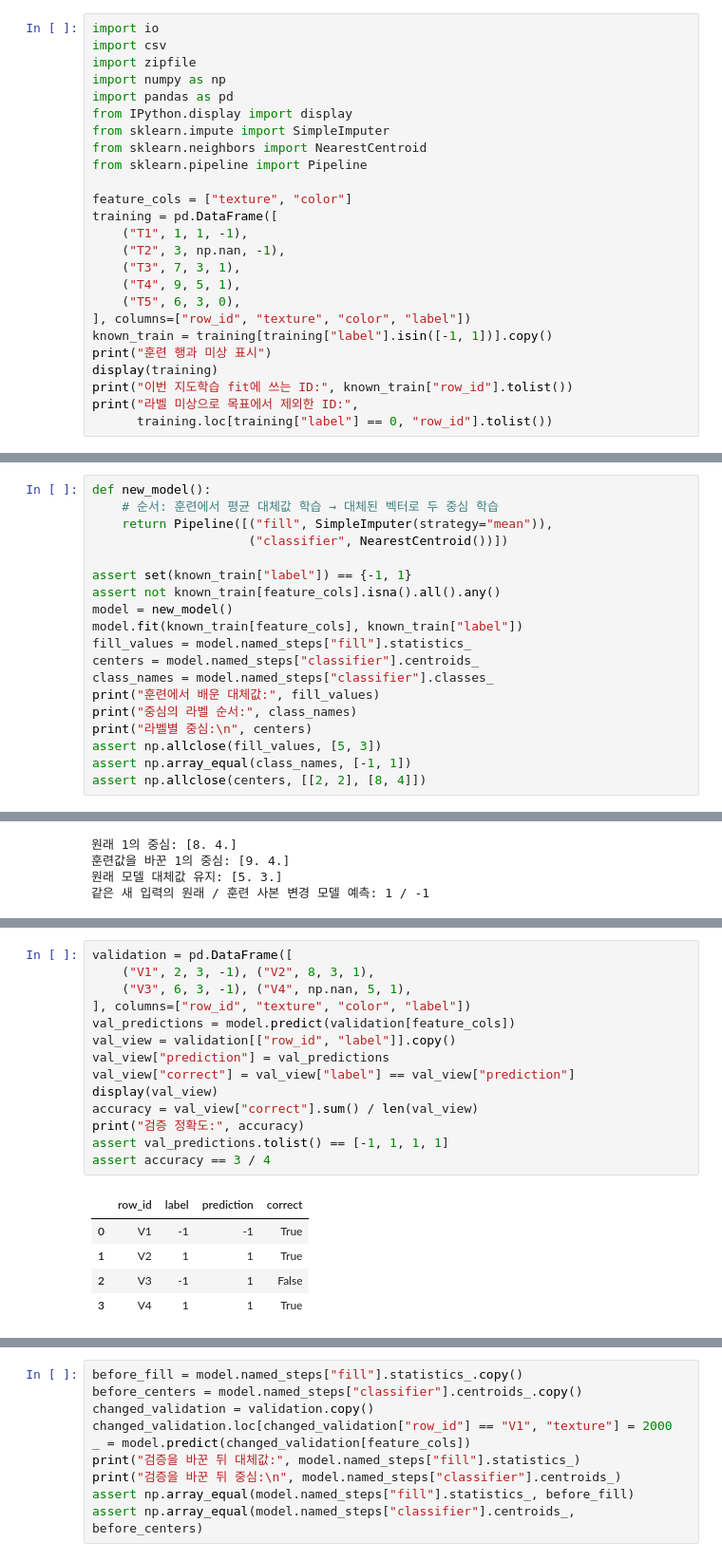
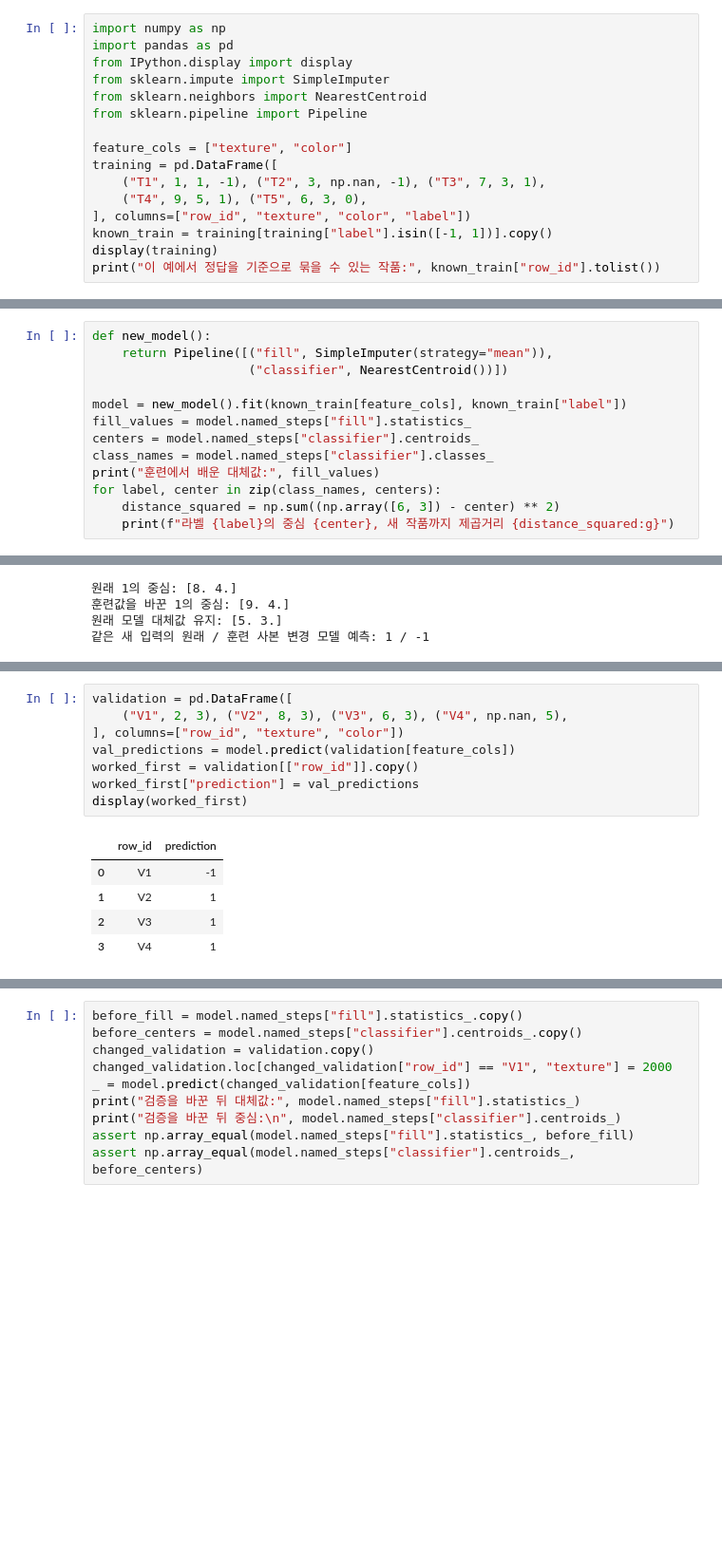
Before and after one commit to jlee-ax/AI-Olympiad, a Jupyter notebook: lessons/week01/week01_problem_pipeline.ipynb, the cells around one changed output, grey strips where cells are left out. Shown at 95% size. Cells and saved outputs as stored; diff of their text form; blank space fills up the shorter version.

```diff
--- a/lessons/week01/week01_problem_pipeline.ipynb
+++ b/lessons/week01/week01_problem_pipeline.ipynb
@@ -32,7 +33,4 @@
 # %%
-import io
-import csv
-import zipfile
 import numpy as np
 import pandas as pd
 from IPython.display import display
@@ -42,16 +40,10 @@ from sklearn.pipeline import Pipeline
 
 feature_cols = ["texture", "color"]
 training = pd.DataFrame([
-    ("T1", 1, 1, -1),
-    ("T2", 3, np.nan, -1),
-    ("T3", 7, 3, 1),
-    ("T4", 9, 5, 1),
-    ("T5", 6, 3, 0),
+    ("T1", 1, 1, -1), ("T2", 3, np.nan, -1), ("T3", 7, 3, 1),
+    ("T4", 9, 5, 1), ("T5", 6, 3, 0),
 ], columns=["row_id", "texture", "color", "label"])
 known_train = training[training["label"].isin([-1, 1])].copy()
-print("훈련 행과 미상 표시")
 display(training)
-print("이번 지도학습 fit에 쓰는 ID:", known_train["row_id"].tolist())
-print("라벨 미상으로 목표에서 제외한 ID:",
-      training.loc[training["label"] == 0, "row_id"].tolist())
+print("이 예에서 정답을 기준으로 묶을 수 있는 작품:", known_train["row_id"].tolist())
 # %% [output]
@@ -77,21 +65,15 @@ print("라벨 미상으로 목표에서 제외한 ID:",
 # %%
 def new_model():
-    # 순서: 훈련에서 평균 대체값 학습 → 대체된 벡터로 두 중심 학습
     return Pipeline([("fill", SimpleImputer(strategy="mean")),
                      ("classifier", NearestCentroid())])
 
-assert set(known_train["label"]) == {-1, 1}
-assert not known_train[feature_cols].isna().all().any()
-model = new_model()
-model.fit(known_train[feature_cols], known_train["label"])
+model = new_model().fit(known_train[feature_cols], known_train["label"])
 fill_values = model.named_steps["fill"].statistics_
 centers = model.named_steps["classifier"].centroids_
 class_names = model.named_steps["classifier"].classes_
 print("훈련에서 배운 대체값:", fill_values)
-print("중심의 라벨 순서:", class_names)
-print("라벨별 중심:\n", centers)
-assert np.allclose(fill_values, [5, 3])
-assert np.array_equal(class_names, [-1, 1])
-assert np.allclose(centers, [[2, 2], [8, 4]])
+for label, center in zip(class_names, centers):
+    distance_squared = np.sum((np.array([6, 3]) - center) ** 2)
+    print(f"라벨 {label}의 중심 {center}, 새 작품까지 제곱거리 {distance_squared:g}")
 # %% [output]
 훈련에서 배운 대체값: [5. 3.]
@@ -131,20 +111,14 @@ assert (original_probe, changed_probe) == (1, -1)
 # %%
 validation = pd.DataFrame([
-    ("V1", 2, 3, -1), ("V2", 8, 3, 1),
-    ("V3", 6, 3, -1), ("V4", np.nan, 5, 1),
-], columns=["row_id", "texture", "color", "label"])
+    ("V1", 2, 3), ("V2", 8, 3), ("V3", 6, 3), ("V4", np.nan, 5),
+], columns=["row_id", "texture", "color"])
 val_predictions = model.predict(validation[feature_cols])
-val_view = validation[["row_id", "label"]].copy()
-val_view["prediction"] = val_predictions
-val_view["correct"] = val_view["label"] == val_view["prediction"]
-display(val_view)
-accuracy = val_view["correct"].sum() / len(val_view)
-print("검증 정확도:", accuracy)
-assert val_predictions.tolist() == [-1, 1, 1, 1]
-assert accuracy == 3 / 4
+worked_first = validation[["row_id"]].copy()
+worked_first["prediction"] = val_predictions
+display(worked_first)
 # %% [output]
-|  | row_id | label | prediction | correct |
-| 0 | V1 | -1 | -1 | True |
-| 1 | V2 | 1 | 1 | True |
-| 2 | V3 | -1 | 1 | False |
-| 3 | V4 | 1 | 1 | True |
+|  | row_id | prediction |
+| 0 | V1 | -1 |
+| 1 | V2 | 1 |
+| 2 | V3 | 1 |
+| 3 | V4 | 1 |
```
Also changed, not shown: parts of 38 cells of this notebook, 30 other files.
